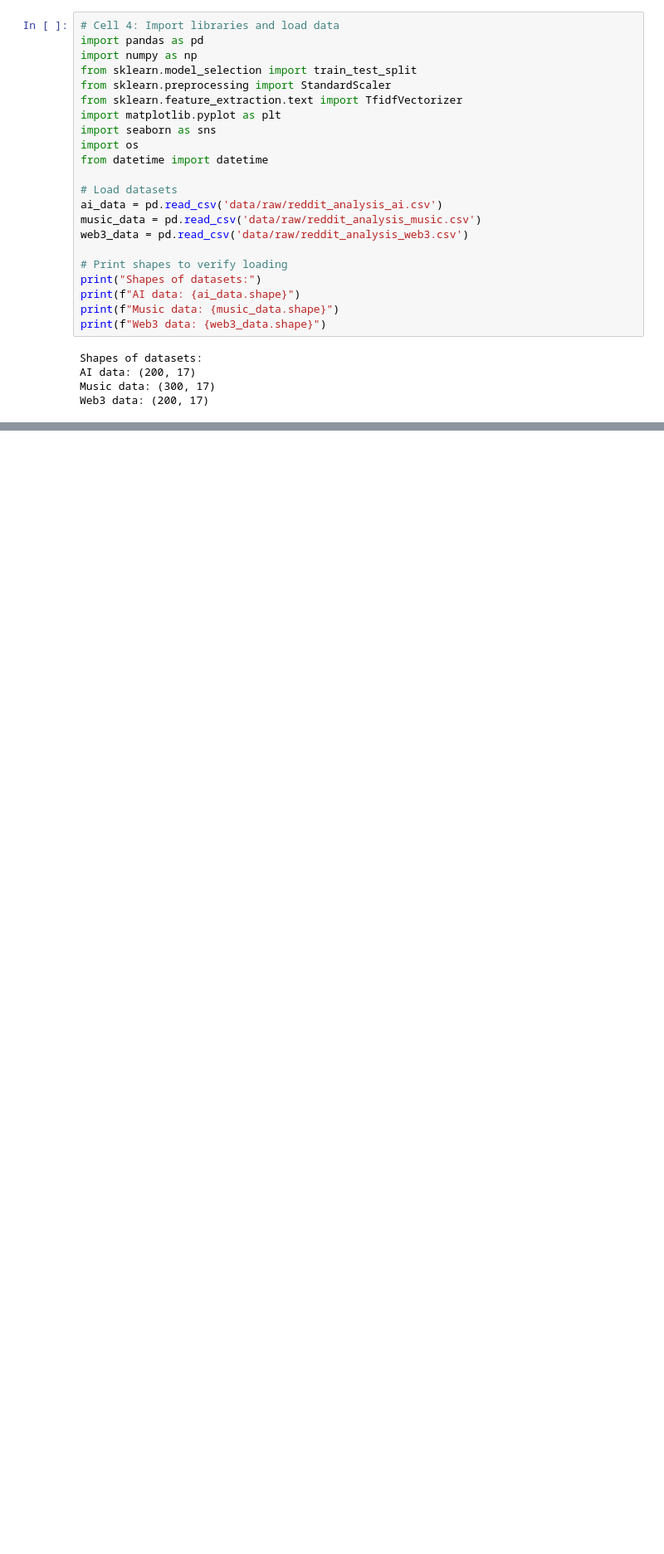
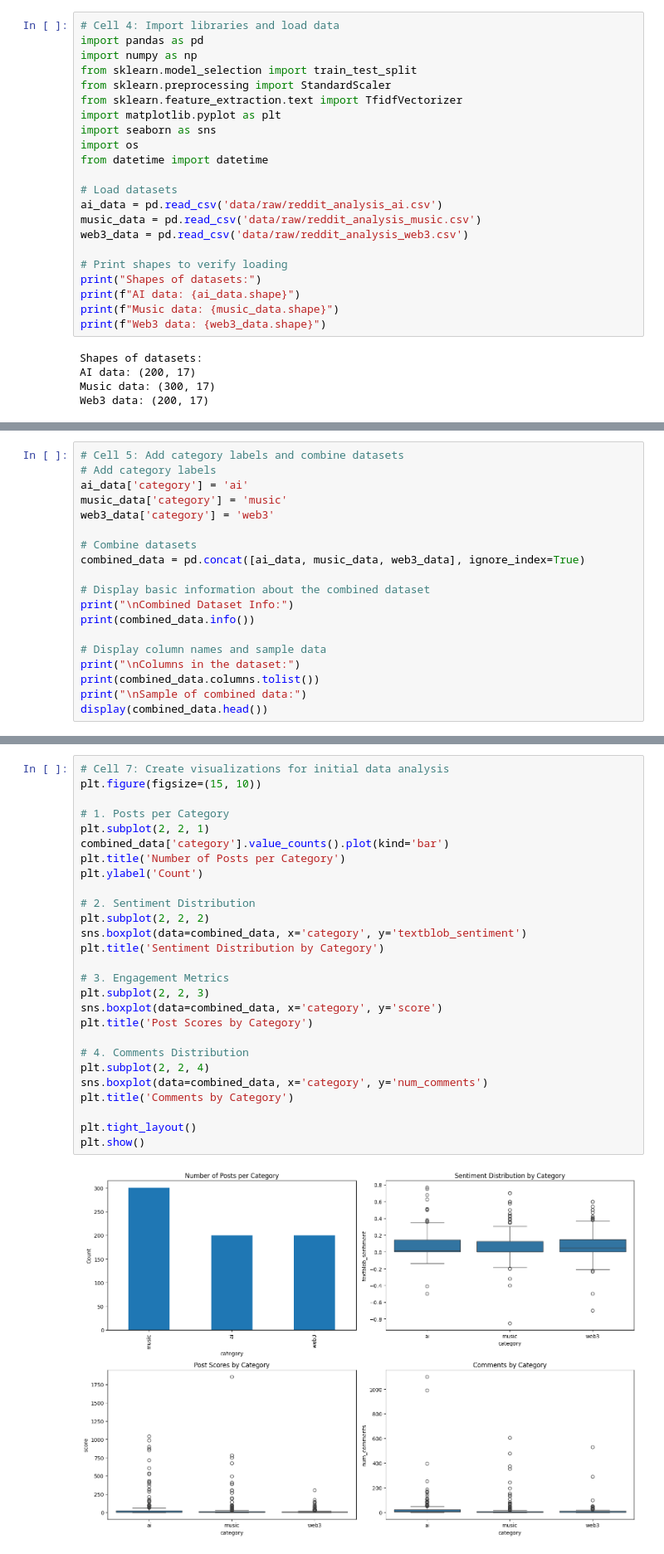
Before and after one commit to muhammmad-al/decentralized-ai-content-recommender, a Jupyter notebook: reddit_federated_recommender.ipynb, the cells around one changed output, grey strips where cells are left out. Shown at 83% size. Cells and saved outputs as stored; diff of their text form; blank space fills up the shorter version.

Commit message:
Data analysis and preprocessing

```diff
--- a/reddit_federated_recommender.ipynb
+++ b/reddit_federated_recommender.ipynb
@@ -91,0 +79,19 @@ nothing to commit, working tree clean
+# %%
+# Cell 5: Add category labels and combine datasets
+# Add category labels
+ai_data['category'] = 'ai'
+music_data['category'] = 'music'
+web3_data['category'] = 'web3'
+
+# Combine datasets
+combined_data = pd.concat([ai_data, music_data, web3_data], ignore_index=True)
+
+# Display basic information about the combined dataset
+print("\nCombined Dataset Info:")
+print(combined_data.info())
+
+# Display column names and sample data
+print("\nColumns in the dataset:")
+print(combined_data.columns.tolist())
+print("\nSample of combined data:")
+display(combined_data.head())
@@ -91,0 +158,29 @@ nothing to commit, working tree clean
+# %%
+# Cell 7: Create visualizations for initial data analysis
+plt.figure(figsize=(15, 10))
+
+# 1. Posts per Category
+plt.subplot(2, 2, 1)
+combined_data['category'].value_counts().plot(kind='bar')
+plt.title('Number of Posts per Category')
+plt.ylabel('Count')
+
+# 2. Sentiment Distribution
+plt.subplot(2, 2, 2)
+sns.boxplot(data=combined_data, x='category', y='textblob_sentiment')
+plt.title('Sentiment Distribution by Category')
+
+# 3. Engagement Metrics
+plt.subplot(2, 2, 3)
+sns.boxplot(data=combined_data, x='category', y='score')
+plt.title('Post Scores by Category')
+
+# 4. Comments Distribution
+plt.subplot(2, 2, 4)
+sns.boxplot(data=combined_data, x='category', y='num_comments')
+plt.title('Comments by Category')
+
+plt.tight_layout()
+plt.show()
+# %% [output]
+[figure, added]
```
Also changed, not shown: parts of 17 cells of this notebook.
